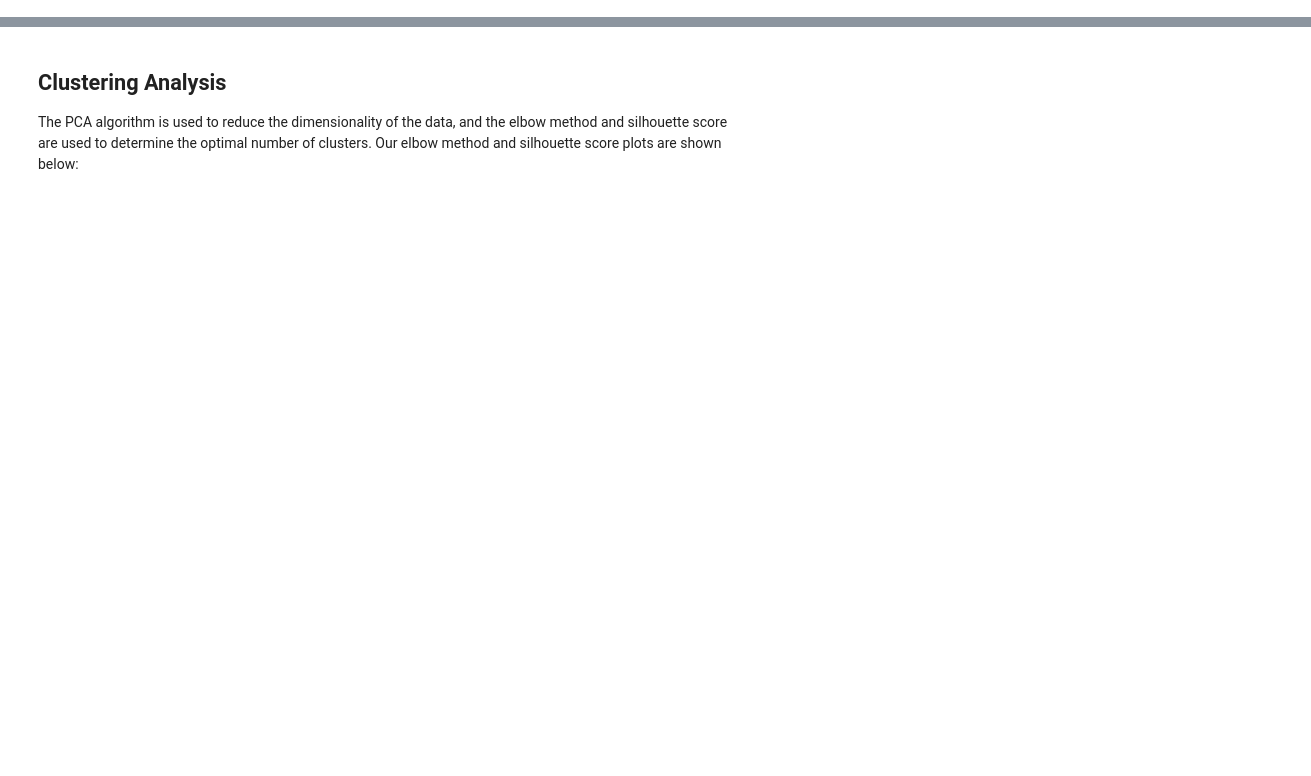
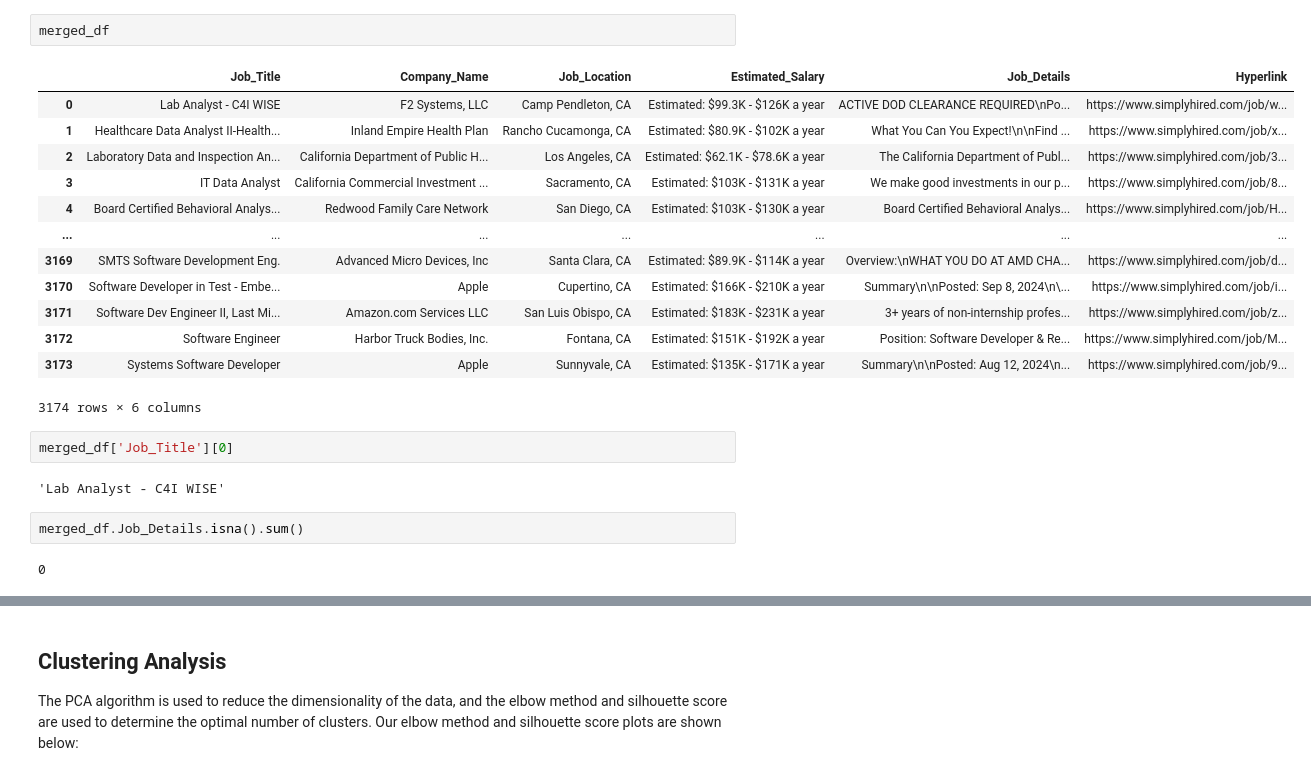
Before and after one commit to omidk414/ResumeEnhancer, a Jupyter notebook: ml_model.ipynb, the cells around one changed output, grey strips where cells are left out. Drawn from its saved outputs; the diff is of its cells as text; blank space fills up the shorter version.

```diff
--- a/ml_model.ipynb
+++ b/ml_model.ipynb
@@ -1 +260,25 @@
+# %%
+merged_df
+# %% [output]
+|  | Job_Title | Company_Name | Job_Location | Estimated_Salary | Job_Details | Hyperlink |
+| 0 | Lab Analyst - C4I WISE | F2 Systems, LLC | Camp Pendleton, CA | Estimated: $99.3K - $126K a year | ACTIVE DOD CLEARANCE REQUIRED\nPo... | https://www.simplyhired.com/job/w... |
+| 1 | Healthcare Data Analyst II-Health... | Inland Empire Health Plan | Rancho Cucamonga, CA | Estimated: $80.9K - $102K a year | What You Can You Expect!\n\nFind ... | https://www.simplyhired.com/job/x... |
+| 2 | Laboratory Data and Inspection An... | California Department of Public H... | Los Angeles, CA | Estimated: $62.1K - $78.6K a year | The California Department of Publ... | https://www.simplyhired.com/job/3... |
+| 3 | IT Data Analyst | California Commercial Investment ... | Sacramento, CA | Estimated: $103K - $131K a year | We make good investments in our p... | https://www.simplyhired.com/job/8... |
+| 4 | Board Certified Behavioral Analys... | Redwood Family Care Network | San Diego, CA | Estimated: $103K - $130K a year | Board Certified Behavioral Analys... | https://www.simplyhired.com/job/H... |
+| ... | ... | ... | ... | ... | ... | ... |
+| 3169 | SMTS Software Development Eng. | Advanced Micro Devices, Inc | Santa Clara, CA | Estimated: $89.9K - $114K a year | Overview:\nWHAT YOU DO AT AMD CHA... | https://www.simplyhired.com/job/d... |
+| 3170 | Software Developer in Test - Embe... | Apple | Cupertino, CA | Estimated: $166K - $210K a year | Summary\n\nPosted: Sep 8, 2024\n\... | https://www.simplyhired.com/job/i... |
+| 3171 | Software Dev Engineer II, Last Mi... | Amazon.com Services LLC | San Luis Obispo, CA | Estimated: $183K - $231K a year | 3+ years of non-internship profes... | https://www.simplyhired.com/job/z... |
+| 3172 | Software Engineer | Harbor Truck Bodies, Inc. | Fontana, CA | Estimated: $151K - $192K a year | Position: Software Developer & Re... | https://www.simplyhired.com/job/M... |
+| 3173 | Systems Software Developer | Apple | Sunnyvale, CA | Estimated: $135K - $171K a year | Summary\n\nPosted: Aug 12, 2024\n... | https://www.simplyhired.com/job/9... |
+3174 rows × 6 columns
+# %%
+merged_df['Job_Title'][0]
+# %% [output]
+'Lab Analyst - C4I WISE'
+# %%
+merged_df.Job_Details.isna().sum()
+# %% [output]
+0
 # %%
```
Also changed, not shown: parts of 22 cells of this notebook, 2 other files.
